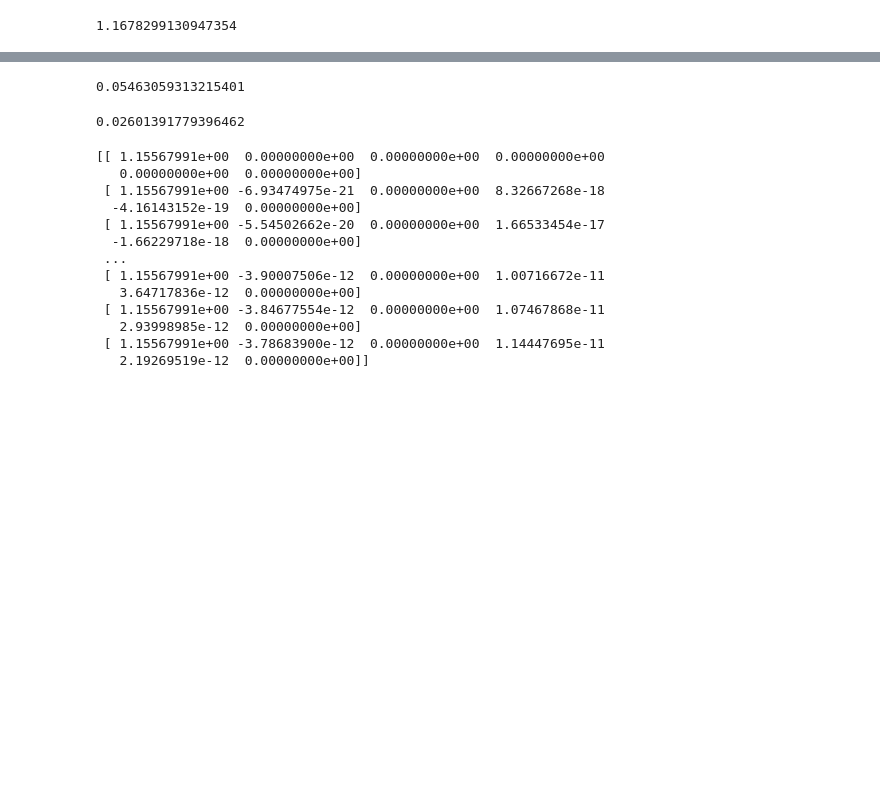
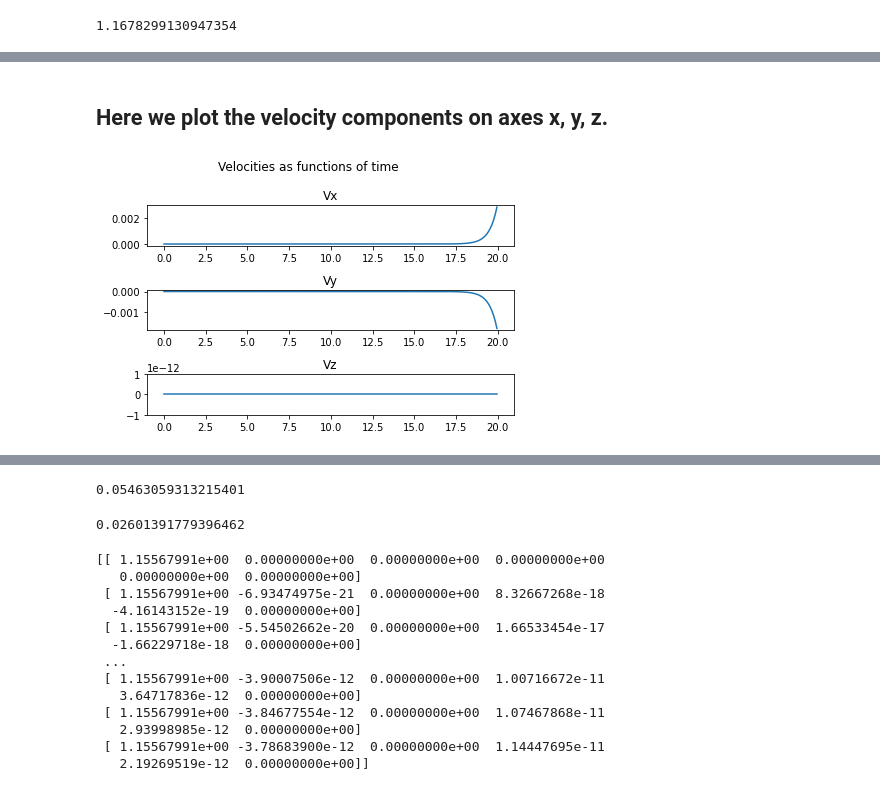
Before and after one commit to dklim11/Libration-points, a Jupyter notebook: FindOrbit.ipynb, the cells around one changed output, grey strips where cells are left out. Drawn from its saved outputs; the diff is of its cells as text; code cells hidden in the pictures; blank space fills up the shorter version.

```diff
--- a/FindOrbit.ipynb
+++ b/FindOrbit.ipynb
@@ -138,0 +115,16 @@ plt.tight_layout()
+# %% [markdown]
+## Here we plot the velocity components on axes x, y, z.
+# %%
+fig, axs = plt.subplots(3)
+fig.suptitle('Velocities as functions of time')
+axs[0].plot(t_sol, r_sol[:, 3])
+axs[0].set_title('Vx')
+axs[1].plot(t_sol, r_sol[:, 4])
+axs[1].set_title('Vy')
+axs[2].plot(t_sol, r_sol[:, 5])
+axs[2].set_title('Vz')
+
+plt.ylim(-1e-12, 1e-12)
+plt.tight_layout()
+# %% [output]
+[figure, added]
```
Also changed, not shown: parts of 11 cells of this notebook.
